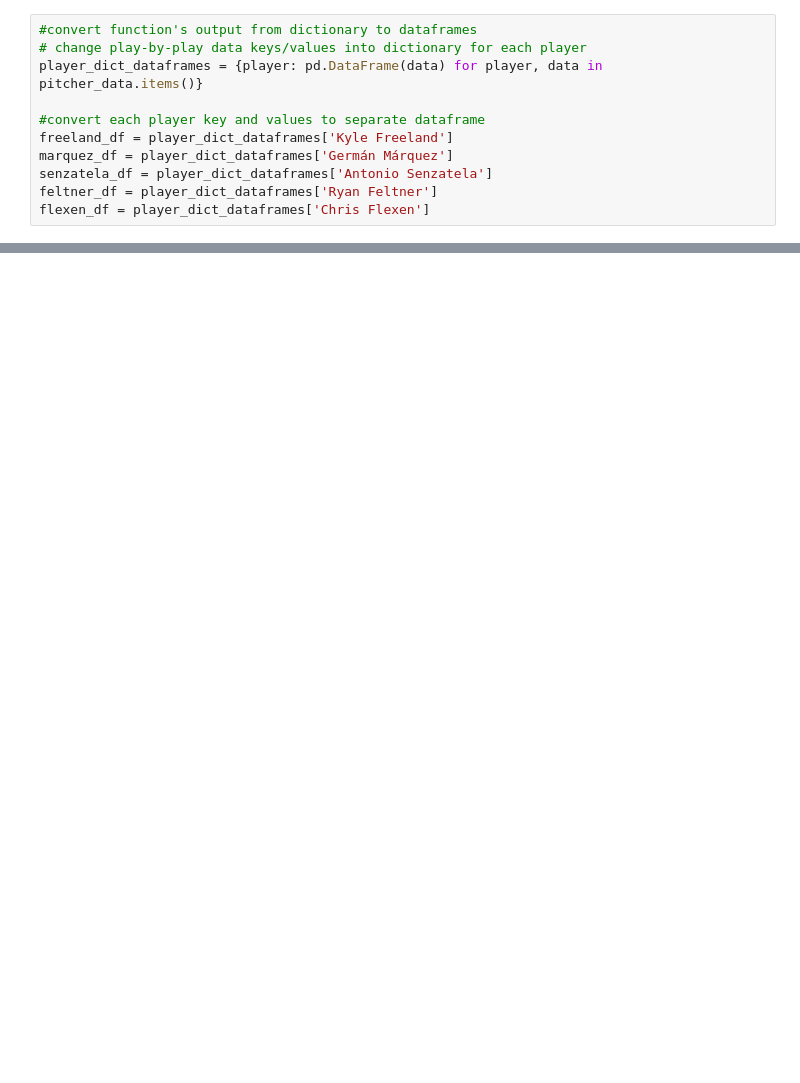
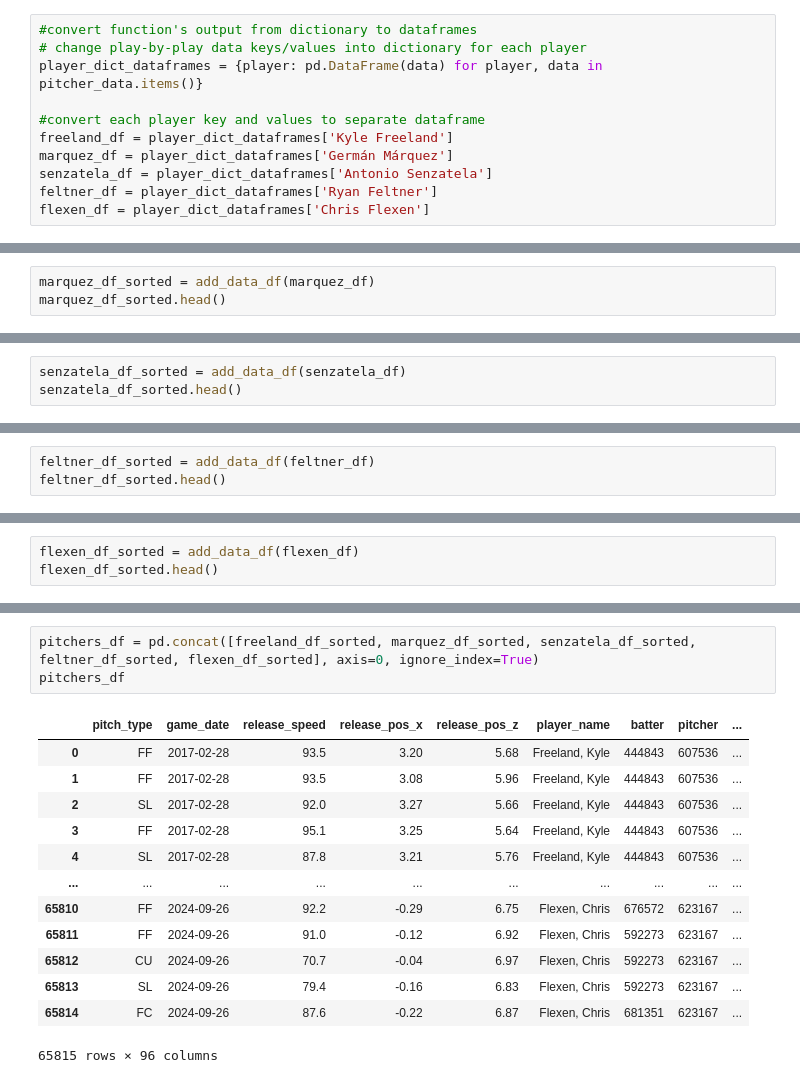
Before and after one commit to cassydm/rockies_moneyball_part-deux, a Jupyter notebook: Project 3/test_files/pybaseball_test.ipynb, the cells around one changed output, grey strips where cells are left out. Saved outputs shown, nothing was run; the diff lists cells and outputs as text; blank space fills up the shorter version.

Commit message:
data collection part 1 done

```diff
--- a/Project 3/test_files/pybaseball_test.ipynb
+++ b/Project 3/test_files/pybaseball_test.ipynb
@@ -176,0 +124,3 @@ freeland_df_sorted.head()
+# %%
+marquez_df_sorted = add_data_df(marquez_df)
+marquez_df_sorted.head()
@@ -176,0 +135,3 @@ freeland_df_sorted.head()
+# %%
+senzatela_df_sorted = add_data_df(senzatela_df)
+senzatela_df_sorted.head()
@@ -176,0 +146,3 @@ freeland_df_sorted.head()
+# %%
+feltner_df_sorted = add_data_df(feltner_df)
+feltner_df_sorted.head()
@@ -176,0 +157,3 @@ freeland_df_sorted.head()
+# %%
+flexen_df_sorted = add_data_df(flexen_df)
+flexen_df_sorted.head()
@@ -176,0 +168,17 @@ freeland_df_sorted.head()
+# %%
+pitchers_df = pd.concat([freeland_df_sorted, marquez_df_sorted, senzatela_df_sorted, feltner_df_sorted, flexen_df_sorted], axis=0, ignore_index=True)
+pitchers_df
+# %% [output]
+|  | pitch_type | game_date | release_speed | release_pos_x | release_pos_z | player_name | batter | pitcher | ... |
+| 0 | FF | 2017-02-28 | 93.5 | 3.20 | 5.68 | Freeland, Kyle | 444843 | 607536 | ... |
+| 1 | FF | 2017-02-28 | 93.5 | 3.08 | 5.96 | Freeland, Kyle | 444843 | 607536 | ... |
+| 2 | SL | 2017-02-28 | 92.0 | 3.27 | 5.66 | Freeland, Kyle | 444843 | 607536 | ... |
+| 3 | FF | 2017-02-28 | 95.1 | 3.25 | 5.64 | Freeland, Kyle | 444843 | 607536 | ... |
+| 4 | SL | 2017-02-28 | 87.8 | 3.21 | 5.76 | Freeland, Kyle | 444843 | 607536 | ... |
+| ... | ... | ... | ... | ... | ... | ... | ... | ... | ... |
+| 65810 | FF | 2024-09-26 | 92.2 | -0.29 | 6.75 | Flexen, Chris | 676572 | 623167 | ... |
+| 65811 | FF | 2024-09-26 | 91.0 | -0.12 | 6.92 | Flexen, Chris | 592273 | 623167 | ... |
+| 65812 | CU | 2024-09-26 | 70.7 | -0.04 | 6.97 | Flexen, Chris | 592273 | 623167 | ... |
+| 65813 | SL | 2024-09-26 | 79.4 | -0.16 | 6.83 | Flexen, Chris | 592273 | 623167 | ... |
+| 65814 | FC | 2024-09-26 | 87.6 | -0.22 | 6.87 | Flexen, Chris | 681351 | 623167 | ... |
+65815 rows × 96 columns
```
Also changed, not shown: parts of 19 cells of this notebook, 1 other file.
